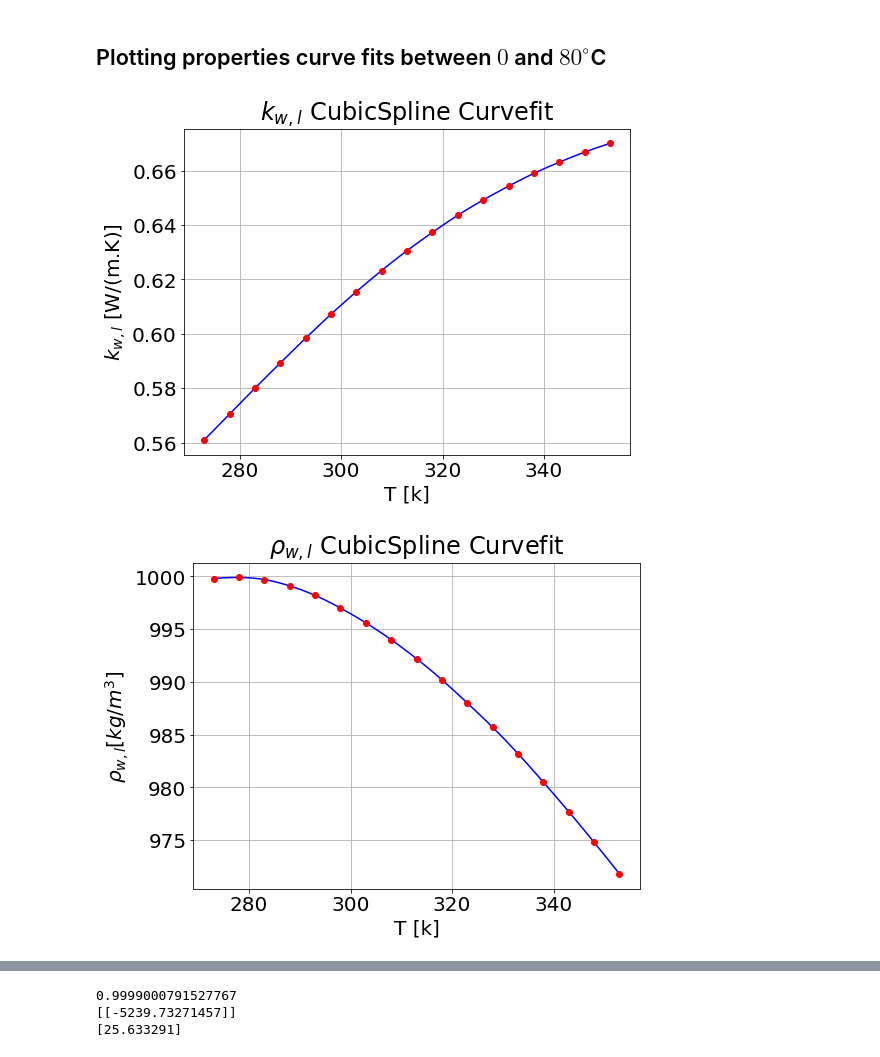
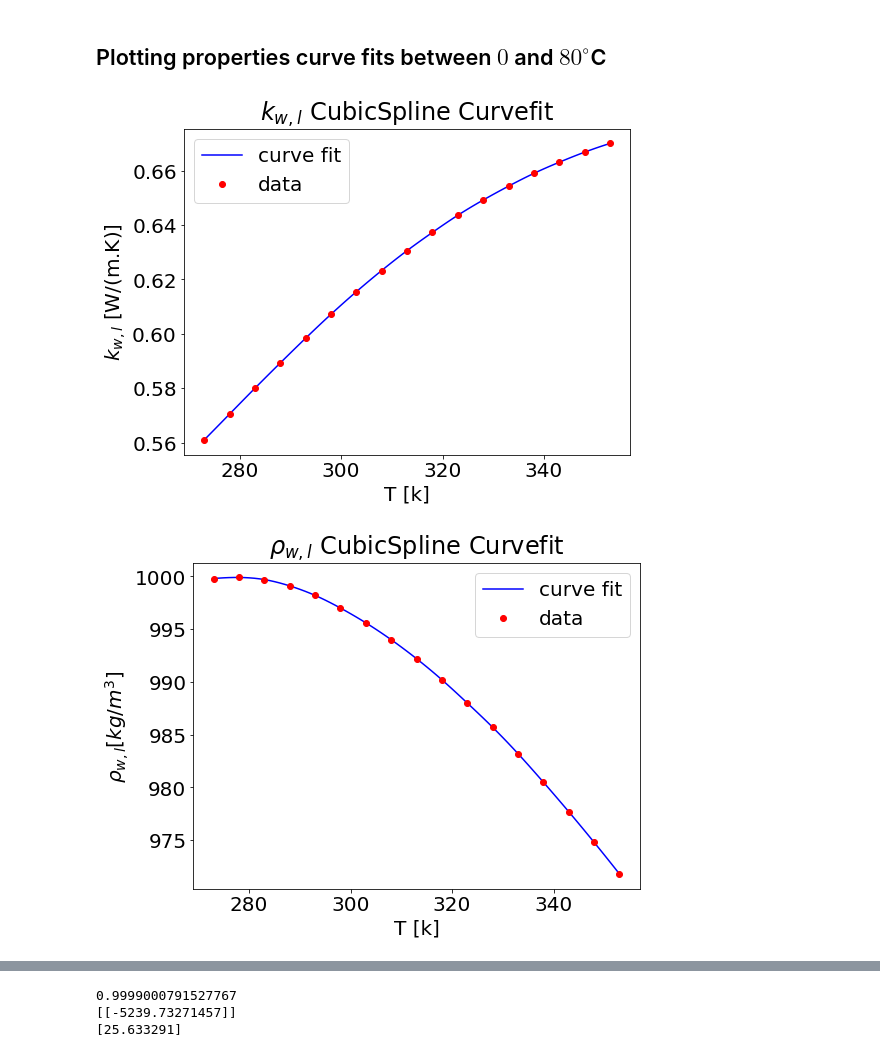
Before and after one commit to unjike/Heat-Transfer-and-Phase-Change, a Jupyter notebook: Project_2.ipynb, the cells around one changed output, grey strips where cells are left out. Saved outputs shown, nothing was run; the diff lists cells and outputs as text; code cells hidden in the pictures.

```diff
--- a/Project_2.ipynb
+++ b/Project_2.ipynb
@@ -60,18 +60,18 @@ mu_rv = np.array([9.47, 9.53, 9.60, 9.67, 9.74, 9.81, 9.88, 9.95, 10.02, 10.09,
 # %%
 #plotting curve fit for thermal conductivity of water
 
 T = np.arange(0,80.01,1) + 273 #K
 f_kwl = interpolate.CubicSpline(T_w, k_wl)
 fig = plt.figure(figsize = (8,6))
 plt.rcParams.update({'font.size': 20})
 plt.plot(T, f_kwl(T), 'b', T_w, k_wl, 'ro')
 plt.title('$k_{w,l}$ CubicSpline Curvefit')
-plt.grid()
 plt.xlabel('T [k]')
 plt.ylabel('$k_{w,l}$ [W/(m.K)]')
+plt.legend(['curve fit','data'])
 plt.show()
 # %% [output]
-[figure, old version]
+[figure, new version]
 # %%
 #plotting curve fit for density of water
 
@@ -81,12 +81,12 @@ fig = plt.figure(figsize = (8,6))
 plt.rcParams.update({'font.size': 20})
 plt.plot(T, f_Rwl(T), 'b', T_w, rho_wl, 'ro')
 plt.title('$\u03C1_{w,l}$ CubicSpline Curvefit')
-plt.grid()
 plt.xlabel('T [k]')
 plt.ylabel('$\u03C1_{w,l} [kg/m^3]$')
+plt.legend(['curve fit','data'])
 plt.show()
 # %% [output]
-[figure, old version]
+[figure, new version]
 # %%
 #plotting curve fit for density of steam
 
```
Also changed, not shown: parts of 27 cells of this notebook.
